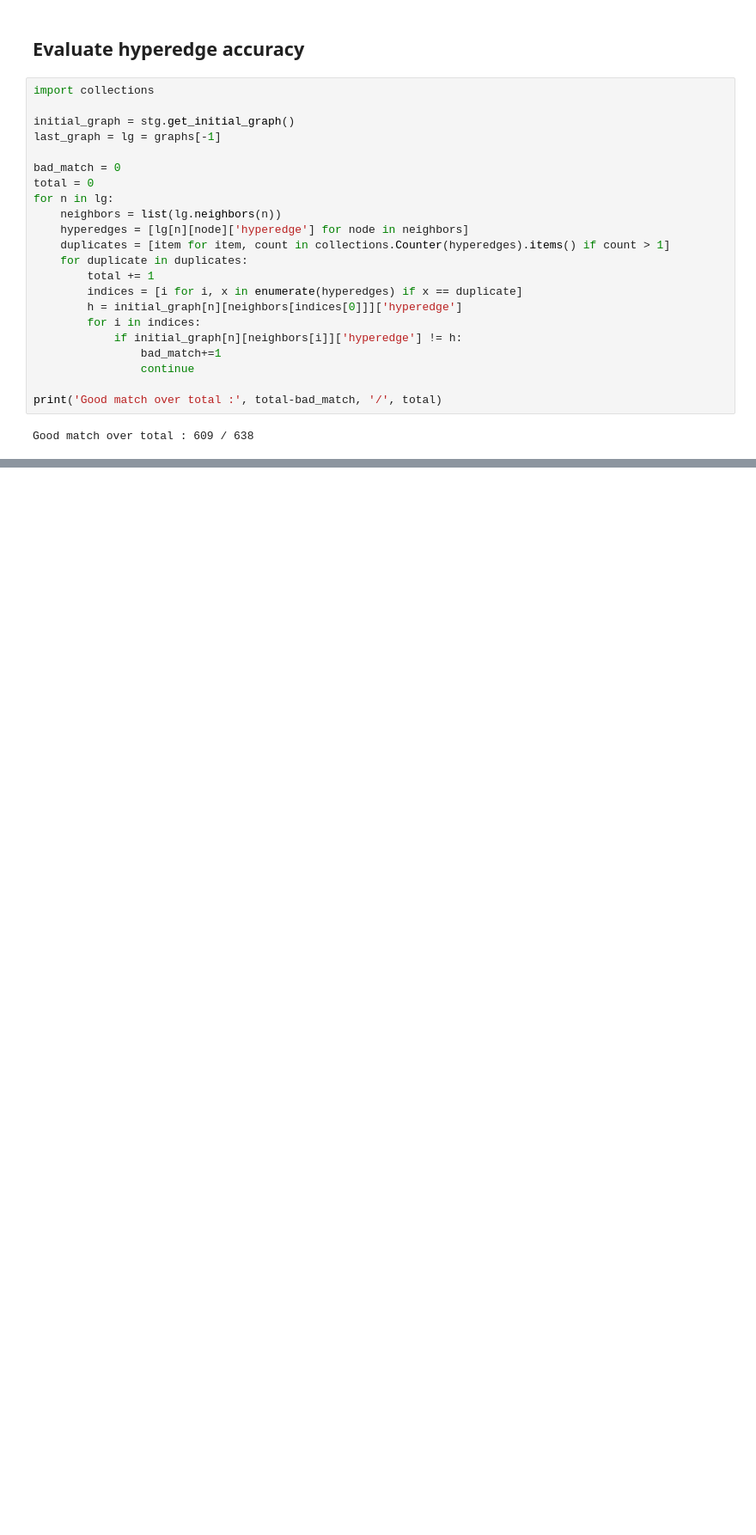
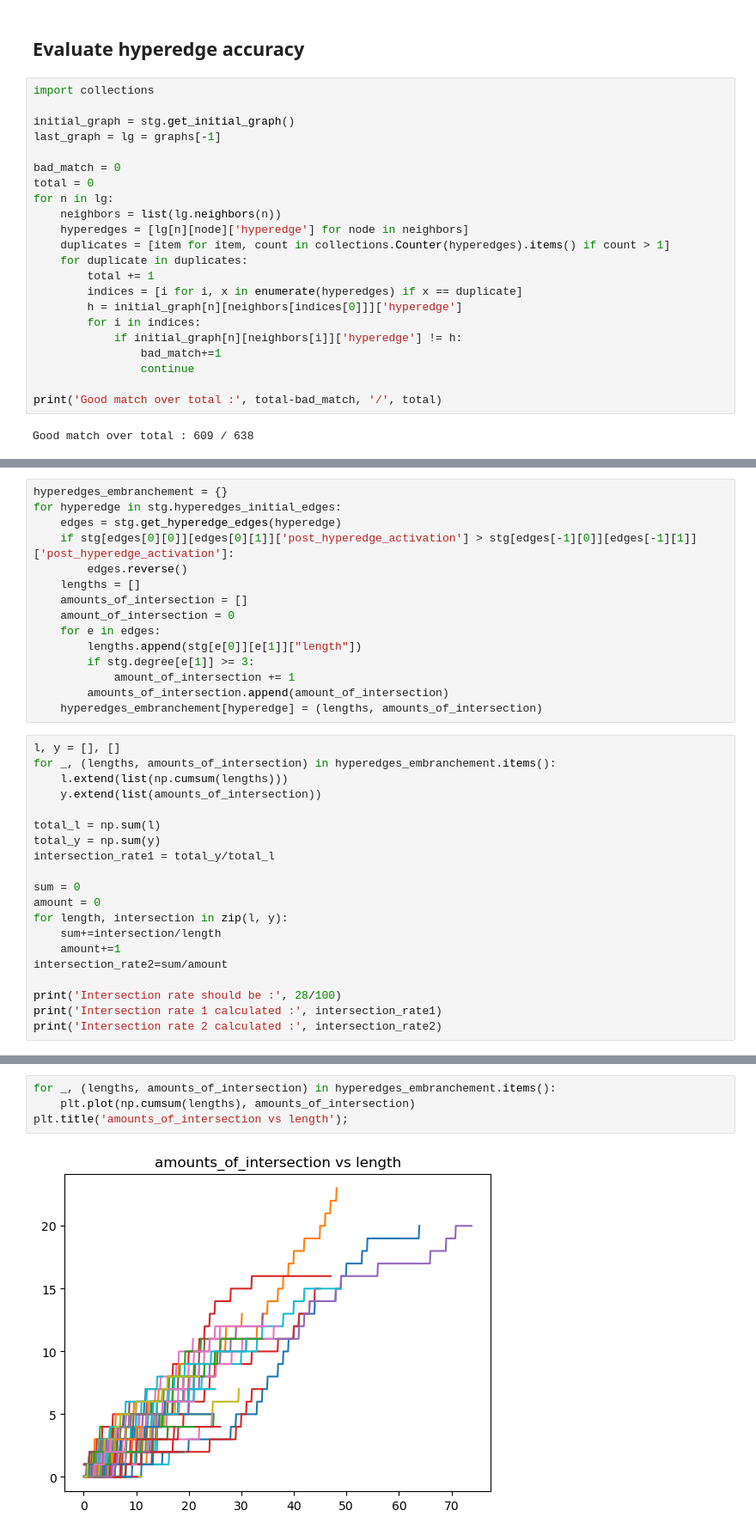
Before and after one commit to amin942001/STHype, a Jupyter notebook: examples/Sthype_evaluation.ipynb, the cells around one changed output, grey strips where cells are left out. Shown at 86% size. Cells and saved outputs as stored; diff of their text form; blank space fills up the shorter version.

```diff
--- a/examples/Sthype_evaluation.ipynb
+++ b/examples/Sthype_evaluation.ipynb
@@ -171,0 +196,35 @@ Good match over total : 609 / 638
+# %%
+hyperedges_embranchement = {}
+for hyperedge in stg.hyperedges_initial_edges:
+    edges = stg.get_hyperedge_edges(hyperedge)
+    if stg[edges[0][0]][edges[0][1]]['post_hyperedge_activation'] > stg[edges[-1][0]][edges[-1][1]]['post_hyperedge_activation']:
+        edges.reverse()
+    lengths = []
+    amounts_of_intersection = []
+    amount_of_intersection = 0
+    for e in edges:
+        lengths.append(stg[e[0]][e[1]]["length"])
+        if stg.degree[e[1]] >= 3:
+            amount_of_intersection += 1
+        amounts_of_intersection.append(amount_of_intersection)
+    hyperedges_embranchement[hyperedge] = (lengths, amounts_of_intersection)
+# %%
+l, y = [], []
+for _, (lengths, amounts_of_intersection) in hyperedges_embranchement.items():
+    l.extend(list(np.cumsum(lengths)))
+    y.extend(list(amounts_of_intersection))
+
+total_l = np.sum(l)
+total_y = np.sum(y)
+intersection_rate1 = total_y/total_l
+
+sum = 0
+amount = 0
+for length, intersection in zip(l, y):
+    sum+=intersection/length
+    amount+=1
+intersection_rate2=sum/amount
+
+print('Intersection rate should be :', 28/100)
+print('Intersection rate 1 calculated :', intersection_rate1)
+print('Intersection rate 2 calculated :', intersection_rate2)
@@ -171,0 +235,6 @@ Good match over total : 609 / 638
+# %%
+for _, (lengths, amounts_of_intersection) in hyperedges_embranchement.items():
+    plt.plot(np.cumsum(lengths), amounts_of_intersection)
+plt.title('amounts_of_intersection vs length');
+# %% [output]
+[figure, added]
```
Also changed, not shown: parts of 8 cells of this notebook.
